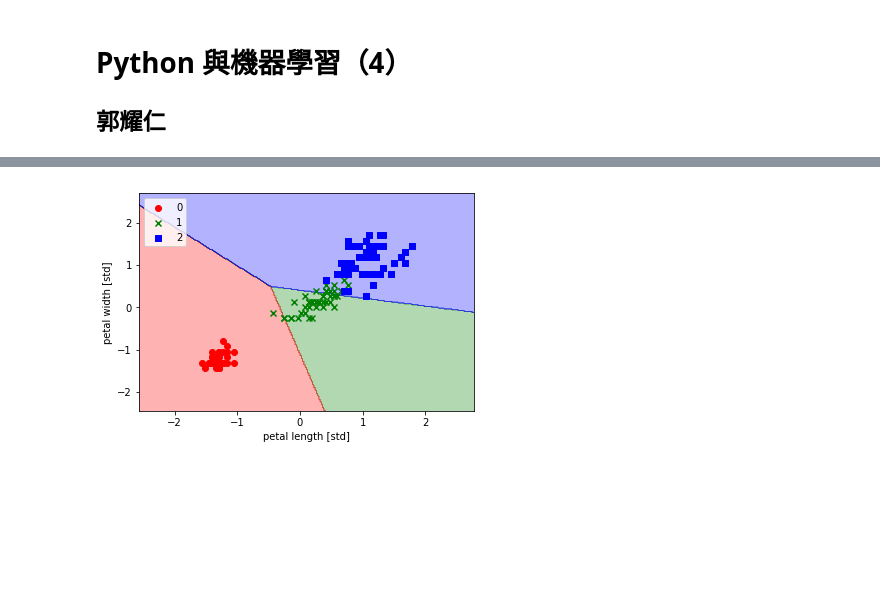
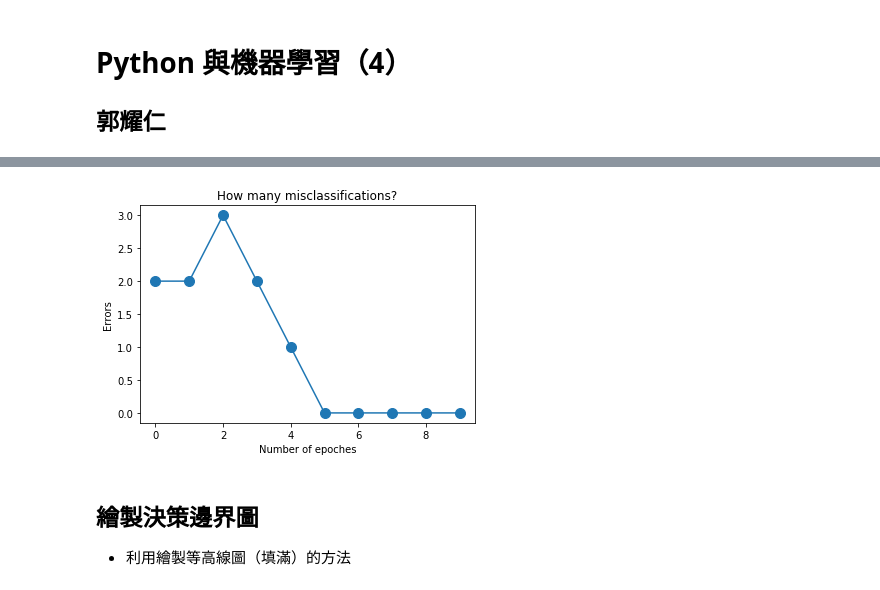
Before and after one commit to yaojenkuo/python_4_ds, a Jupyter notebook: ch14.ipynb, the cells around one changed output, grey strips where cells are left out. Cells and saved outputs as stored; diff of their text form; code cells hidden in the pictures; blank space fills up the shorter version.

```diff
--- a/ch14.ipynb
+++ b/ch14.ipynb
@@ -108,0 +172,29 @@ LogisticRegression(C=1.0, class_weight=None, dual=False, fit_intercept=True,
+# %%
+# 感知器學習（6）
+# 建立一個 Perceptron 類別
+import numpy as np
+
+class Perceptron:
+    def __init__(self, alpha, n_epoch):
+        self.alpha = alpha
+        self.n_epoch = n_epoch
+
+    def fit(self, X, y):
+        self.thetas = np.zeros(1 + X.shape[1]) # 1 給 theta_0, X.shape[1] 給 theta_1~theta_n
+        self.errors = []
+
+        for i in range(self.n_epoch):
+            error = 0
+            for x, target in zip(X, y):
+                delta_theta = self.alpha * (target - self.predict(x))
+                self.thetas[1:] += delta_theta * x
+                self.thetas[0] += delta_theta
+                error += (delta_theta != 0) # delta_theta 太小，改以 boolean 判斷
+            self.errors.append(error)
+        return self
+
+    def net_input(self, X):
+        return np.dot(self.thetas[1:].T, X) + self.thetas[0]
+
+    def predict(self, X):
+        return np.where(self.net_input(X) >= 0, 1, 0) # \phi function is applied here
@@ -109,28 +216,40 @@ LogisticRegression(C=1.0, class_weight=None, dual=False, fit_intercept=True,
+# %%
+# 感知器學習（8）
+import numpy as np
+from sklearn.datasets import load_iris
+import matplotlib.pyplot as plt
+
+iris = load_iris()
+X = iris.data[:100, [0, 2]]
+y = iris.target[:100]
+ppn = Perceptron(alpha = 0.01, n_epoch = 10)
+ppn.fit(X, y)
+plt.plot(np.arange(len(ppn.errors)), ppn.errors, marker = 'o', markersize = 10)
+plt.xlabel("Number of epoches")
+plt.ylabel("Errors")
+plt.title('How many misclassifications?')
+plt.show()
+# %% [output]
+[figure, added]
+# %% [markdown]
+## 繪製決策邊界圖
+
+- 利用繪製等高線圖（填滿）的方法
 # %%
-# 羅吉斯回歸（10）
 from matplotlib.colors import ListedColormap
 
-def plot_decision_boundary(X, y, classifier, resolution=0.02):
-    markers = ('o', 'x', 's') # 有三個類別
-    colors = ('red', 'green', 'blue') # 有三個類別
+def plot_decision_boundary(X, y, classifier, resolution = 0.02):
+    markers = ('o', 'x', '^')
+    colors = ('red', 'green', 'b')
     cmap = ListedColormap(colors[:len(np.unique(y))])
 
     x1_min, x1_max = X[:, 0].min() - 1, X[:, 0].max() + 1
     x2_min, x2_max = X[:, 1].min() - 1, X[:, 1].max() + 1
-    xx1, xx2 = np.meshgrid(np.arange(x1_min, x1_max, resolution),
-                     np.arange(x2_min, x2_max, resolution))
-    Z = classifier.predict(np.array([xx1.ravel(), xx2.ravel()]).T)
+    xx1, xx2 = np.meshgrid(np.arange(x1_min, x1_max, resolution), np.arange(x2_min, x2_max, resolution))
+    Z = classifier.predict(np.array([xx1.ravel(), xx2.ravel()]))
     Z = Z.reshape(xx1.shape)
-    plt.contourf(xx1, xx2, Z, alpha = 0.3, cmap = cmap)
+    plt.contourf(xx1, xx2, Z, alpha = 0.2, cmap = cmap)
     plt.xlim(xx1.min(), xx1.max())
     plt.ylim(xx2.min(), xx2.max())
     for idx, cl in enumerate(np.unique(y)):
         plt.scatter(x = X[y == cl, 0], y = X[y == cl, 1], c = cmap(idx), marker = markers[idx], label = cl)
-
-plot_decision_boundary(X = X_std, y = y, classifier = lr) # 換分類器
-plt.xlabel('petal length [std]')
-plt.ylabel('petal width [std]')
-plt.legend(loc = 'upper left')
-plt.show()
-# %% [output]
-[figure, removed]
```
Also changed, not shown: parts of 27 cells of this notebook, 1 other file.
